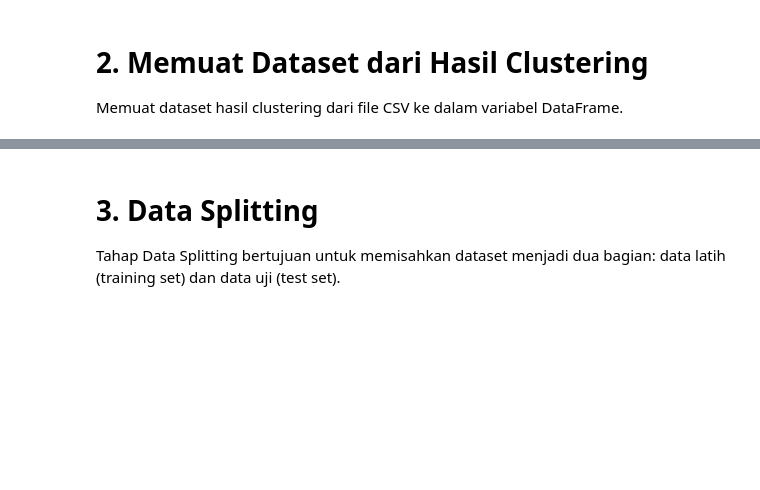
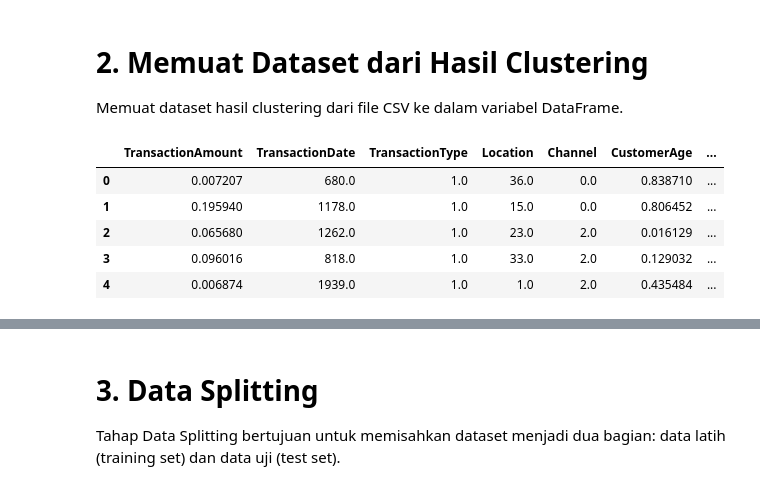
Before and after one commit to amrrmadhn/bmlp-dicoding, a Jupyter notebook: Klasifikasi/[Klasifikasi] Submission Akhir BMLP_Ammar Ramadhan.ipynb, the cells around one changed output, grey strips where cells are left out. Cells and saved outputs as stored; diff of their text form; code cells hidden in the pictures; blank space fills up the shorter version.

```diff
--- a/Klasifikasi/[Klasifikasi] Submission Akhir BMLP_Ammar Ramadhan.ipynb
+++ b/Klasifikasi/[Klasifikasi] Submission Akhir BMLP_Ammar Ramadhan.ipynb
@@ -23,6 +41,15 @@ Memuat dataset hasil clustering dari file CSV ke dalam variabel DataFrame.
 # Silakan gunakan dataset data_clustering jika tidak menerapkan Interpretasi Hasil Clustering [Advanced]
 # Silakan gunakan dataset data_clustering_inverse jika menerapkan Interpretasi Hasil Clustering [Advanced]
 # Lengkapi kode berikut
-# ___ = pd_read_csv("___.csv")
+url='https://raw.githubusercontent.com/amrrmadhn/bmlp-dicoding/refs/heads/master/Clustering/data_clustering.csv'
+df = pd.read_csv(url)
 # %%
 # Tampilkan 5 baris pertama dengan function head.
+df.head()
+# %% [output]
+|  | TransactionAmount | TransactionDate | TransactionType | Location | Channel | CustomerAge | ... |
+| 0 | 0.007207 | 680.0 | 1.0 | 36.0 | 0.0 | 0.838710 | ... |
+| 1 | 0.195940 | 1178.0 | 1.0 | 15.0 | 0.0 | 0.806452 | ... |
+| 2 | 0.065680 | 1262.0 | 1.0 | 23.0 | 2.0 | 0.016129 | ... |
+| 3 | 0.096016 | 818.0 | 1.0 | 33.0 | 2.0 | 0.129032 | ... |
+| 4 | 0.006874 | 1939.0 | 1.0 | 1.0 | 2.0 | 0.435484 | ... |
```
Also changed, not shown: parts of 16 cells of this notebook.
